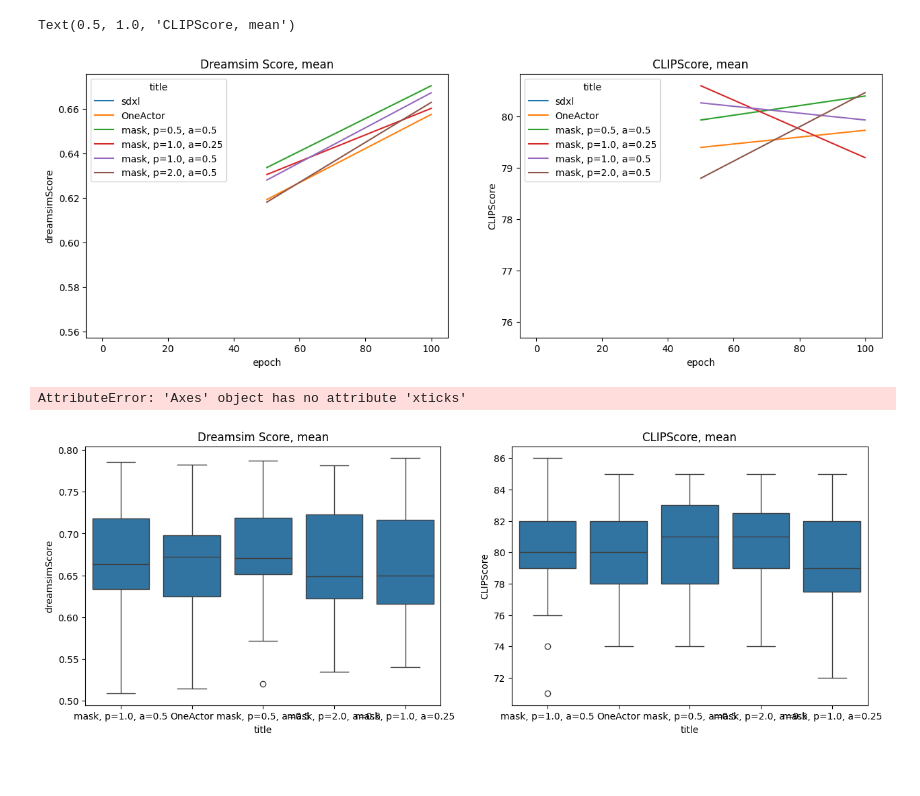
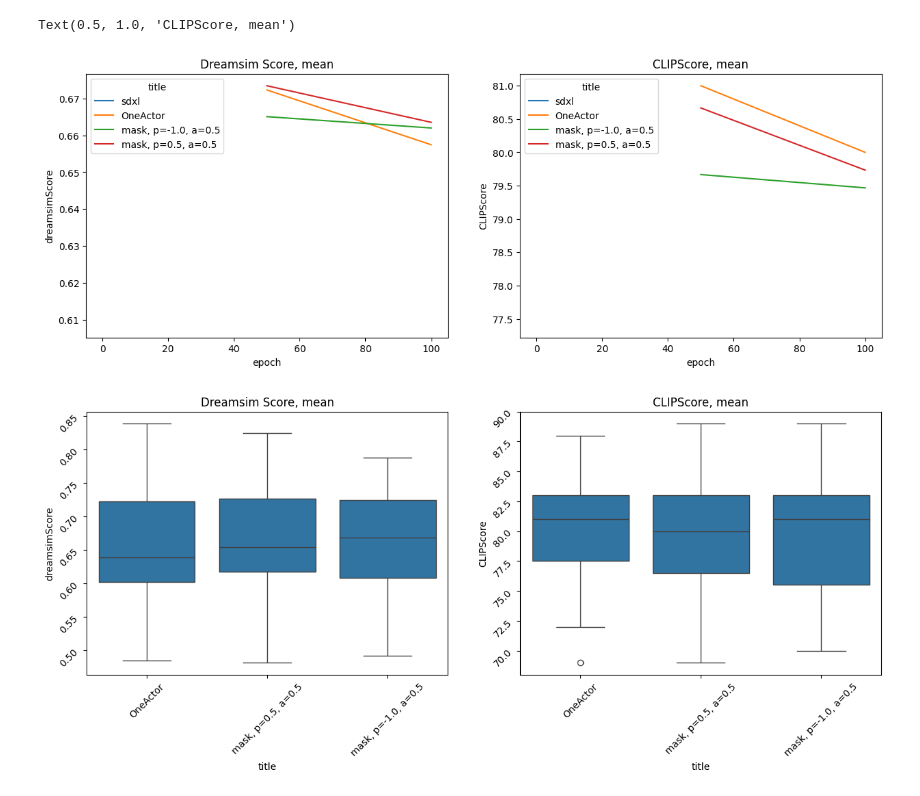
Before and after one commit to EkaterinaAdishcheva/Diploma, a Jupyter notebook: notebooks/ds_metrics.ipynb, the cells around one changed output. Drawn from its saved outputs; the diff is of its cells as text; code cells hidden in the pictures; blank space fills up the shorter version.

```diff
--- a/notebooks/ds_metrics.ipynb
+++ b/notebooks/ds_metrics.ipynb
@@ -30,9 +29,8 @@ output_2504211202       output_2504212000  target_mask.png
 # %%
-exp_dirs = ['/workspace/Diploma/OneActor/experiments/teenager_wearing_shorts_and_canvas_shoes/exp_2504211015']
-# '/workspace/Diploma/OneActor/experiments/adventurer_with_tousled_hair_comic_book/exp_2504141913',
-# '/workspace/Diploma/OneActor/experiments/young_woman_with_long_wavy_hair/exp_2504141856',
-# '/workspace/Diploma/OneActor/experiments/teenager_wearing_shorts_and_canvas_shoes/exp_2504141904',
-# '/workspace/Diploma/OneActor/experiments/unicorn_with_a_coat/exp_2504192159']
+exp_dirs = ['/workspace/Diploma/OneActor/experiments/teenager_wearing_shorts_and_canvas_shoes/exp_2504211015',
+ '/workspace/Diploma/OneActor/experiments/young_woman_with_long_wavy_hair/exp_2504220617',
+ '/workspace/Diploma/OneActor/experiments/adventurer_with_tousled_hair_comic_book/exp_2504220640']
+exp_dirs = exp_dirs[1:2]
 # %%
 res = []
 for exp_dir in exp_dirs:
@@ -119,15 +130,14 @@ axes[0].set_title("Dreamsim Score, mean")
 axes[1].set_title("CLIPScore, mean")
 # %% [output]
 Text(0.5, 1.0, 'CLIPScore, mean')
-[figure, old version]
+[figure, new version]
 # %%
 f, axes = plt.subplots(1, 2, figsize=(15, 5))
 sns.boxplot(data=df[df['epoch'] == 100], x="title", y="dreamsimScore",  ax=axes[0])
 sns.boxplot(data=df[df['epoch'] == 100], x="title", y="CLIPScore",  ax=axes[1])
 axes[0].set_title("Dreamsim Score, mean")
 axes[1].set_title("CLIPScore, mean")
-axes[0].xticks(rotation=30)
-axes[1].xticks(rotation=30)
+axes[0].tick_params(labelrotation=45)
+axes[1].tick_params(labelrotation=45)
 # %% [output]
-AttributeError: 'Axes' object has no attribute 'xticks'
-[figure, old version]
+[figure, new version]
```
Also changed, not shown: parts of 8 cells of this notebook, 10 other files.
